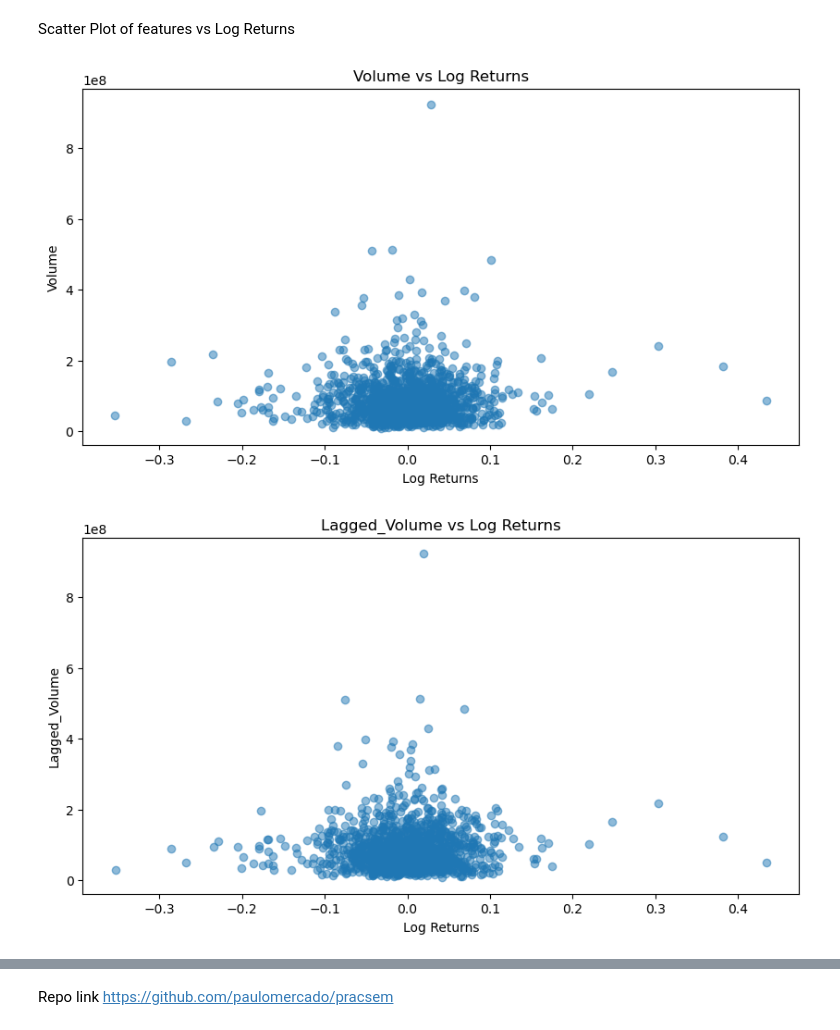
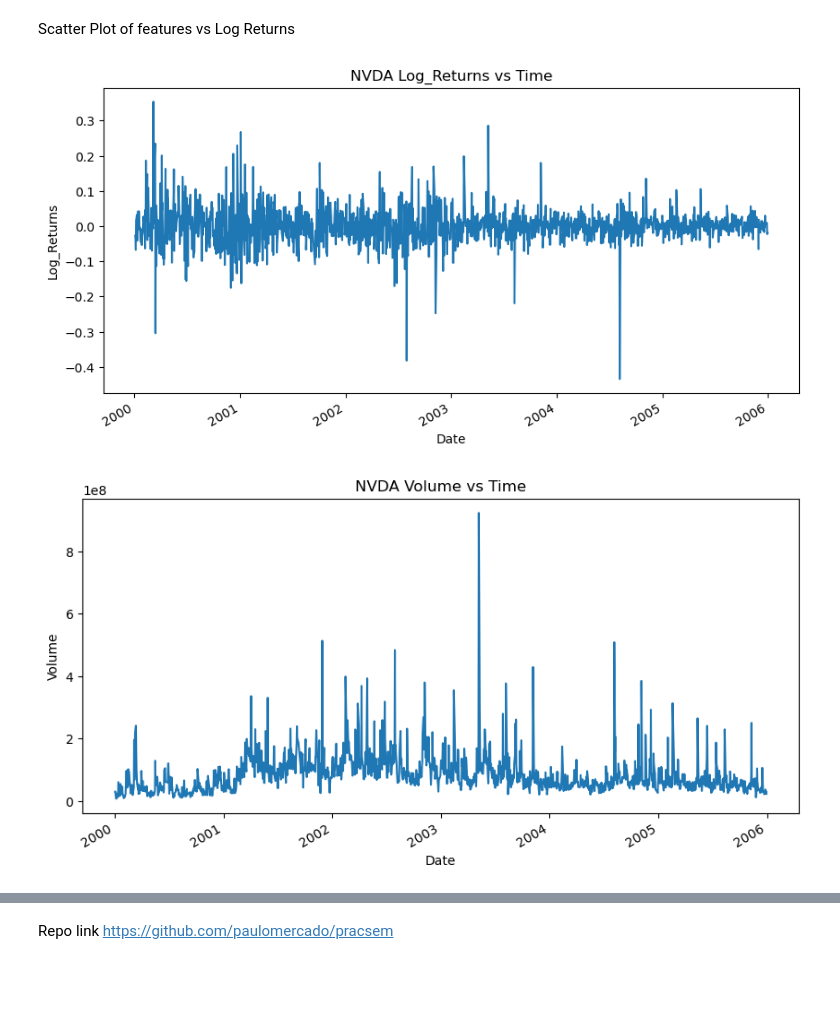
Before and after one commit to paulomercado/pracsem, a Jupyter notebook: Aug16HW/Mercado20250816_HW.ipynb, the cells around one changed output, grey strips where cells are left out. Drawn from its saved outputs; the diff is of its cells as text; code cells hidden in the pictures; blank space fills up the shorter version.

```diff
--- a/Aug16HW/Mercado20250816_HW.ipynb
+++ b/Aug16HW/Mercado20250816_HW.ipynb
@@ -8,2 +32,3 @@ data = pd.read_csv('prices.csv')
 # %%
-nvda_usa = data[(data["Ticker"]=="NVDA") & (data['Country']=="usa") & (data['Date'].between("2000-01-01","2005-12-31"))]
+nvda = usa_data[(usa_data['Ticker']=='NVDA') & (usa_data['Date'].between("2000-01-01","2005-12-31"))]
+nvda.set_index("Date", inplace=True)
@@ -19,8 +35,3 @@ See the caveats in the documentation: https://pandas.pydata.org/pandas-docs/stab
-# %%
-nvda = nvda_usa[["Volume"]].copy()
-nvda["Log_Returns"] = nvda_usa.groupby("Ticker")["Close"].transform(lambda x: np.log(x / x.shift(1)))
-nvda["Volume_Change"] = nvda_usa.groupby("Ticker")["Volume"].pct_change(-1)
-nvda["Lagged_Volume"] = nvda_usa.groupby("Ticker")["Volume"].shift(-1)
 # %%
 nvda
 # %% [output]
@@ -41,3 +52,3 @@ nvda
-# %%
-nvda["Lagged_Volume_Change"] = nvda["Volume_Change"].shift(-1)
+# %%
+features = nvda[["Log_Returns", "Volume", "Volume_Change", "Lagged_Volume", "Lagged_Volume_Change"]].copy()
 # %%
@@ -68,15 +79,20 @@ plt.show()
 # %% [markdown]
 Scatter Plot of features vs Log Returns
 # %%
-features = ["Volume", "Lagged_Volume", "Volume_Change", "Lagged_Volume_Change"]
+cols = ["Volume", "Lagged_Volume", "Volume_Change", "Lagged_Volume_Change"]
 
-for col in features:
+for col in ["Log_Returns"] + cols:
+    features[col].plot(figsize=(10,5), title=f"NVDA {col} vs Time")
+    plt.xlabel("Date")
+    plt.ylabel(col)
+    plt.show()
+for col in cols:
     plt.figure(figsize=(10,5))
-    plt.scatter(nvda["Log_Returns"],nvda[col],alpha=0.5)
+    plt.scatter(features["Log_Returns"],features[col],alpha=0.5)
     plt.xlabel("Log Returns")
     plt.ylabel(col)
     plt.title(f"{col} vs Log Returns")
     plt.show()
 # %% [output]
-[figure, old version]
+[figure, new version]
-[figure, old version]
+[figure, new version]
```
Also changed, not shown: parts of 8 cells of this notebook.
